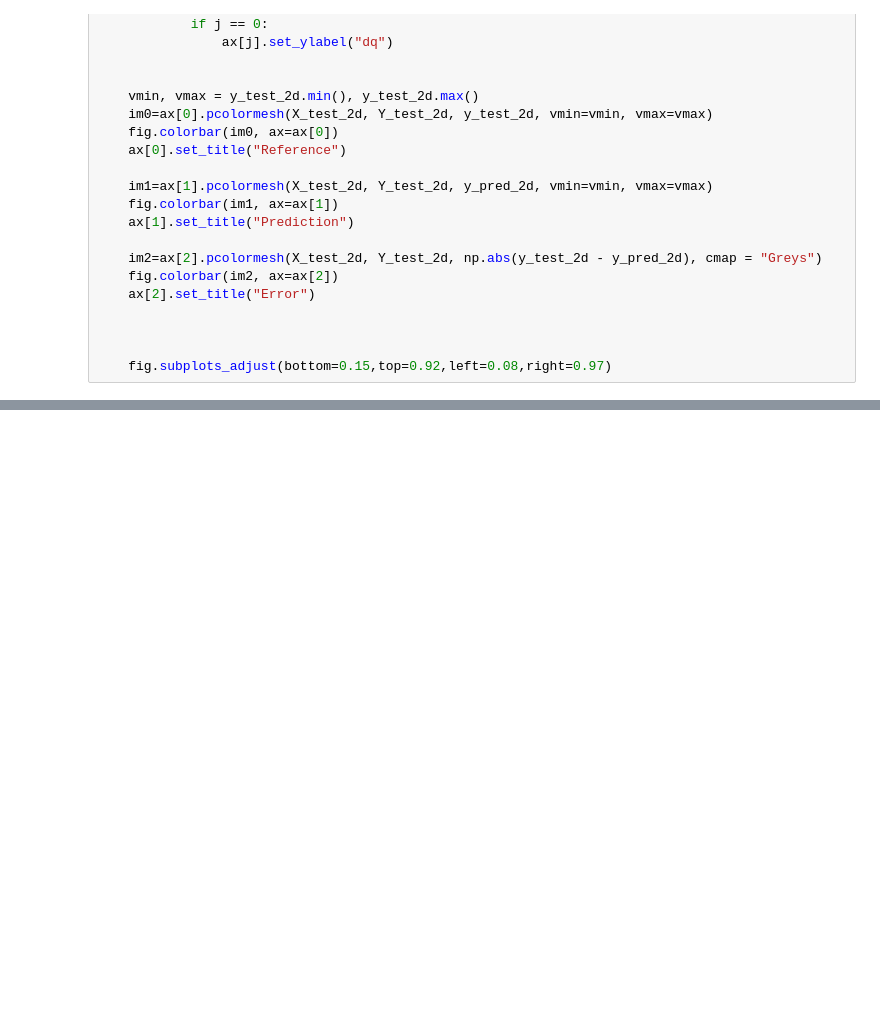
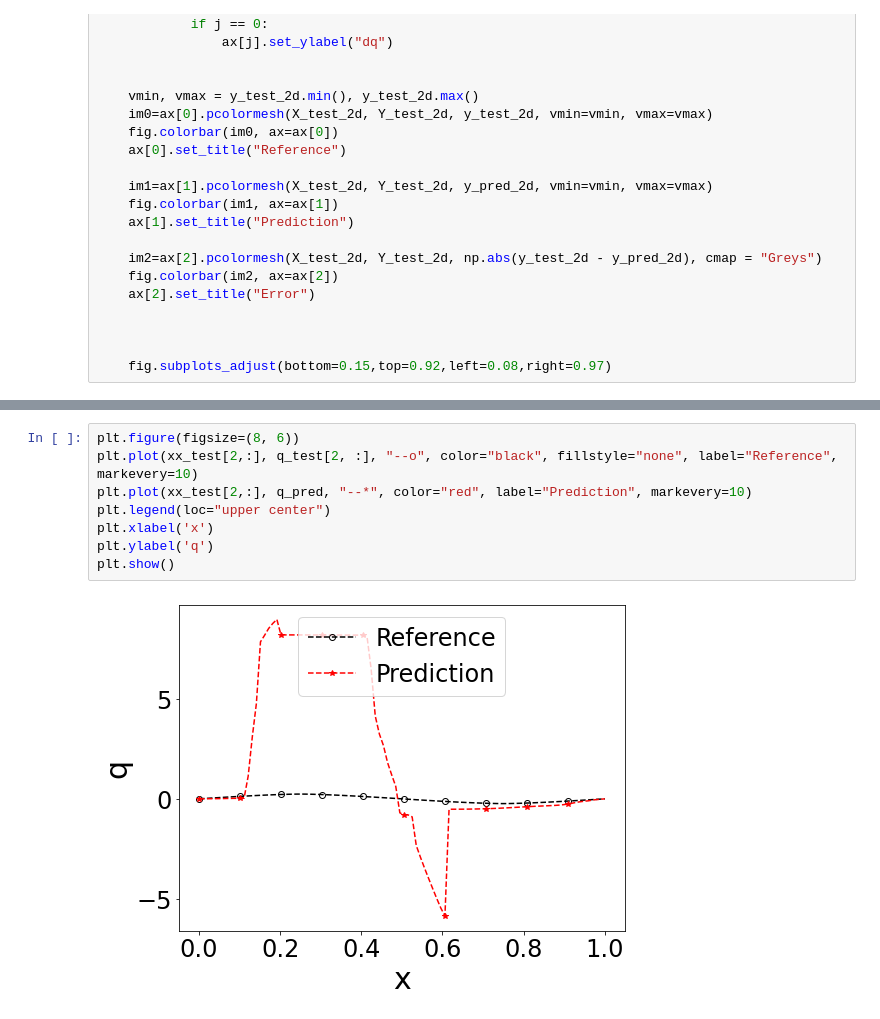
Before and after one commit to devzhk/Point-Jet, a Jupyter notebook: Poisson_model/Direct_NN_FNO.ipynb, the cells around one changed output, grey strips where cells are left out. Cells and saved outputs as stored; diff of their text form; blank space fills up the shorter version.

```diff
--- a/Poisson_model/Direct_NN_FNO.ipynb
+++ b/Poisson_model/Direct_NN_FNO.ipynb
@@ -323,0 +332,10 @@ fig.legend(handles,labels,loc = "upper center",bbox_to_anchor=(0.5,0.98),ncol=2,
+# %%
+plt.figure(figsize=(8, 6))
+plt.plot(xx_test[2,:], q_test[2, :], "--o", color="black", fillstyle="none", label="Reference", markevery=10)
+plt.plot(xx_test[2,:], q_pred, "--*", color="red", label="Prediction", markevery=10)
+plt.legend(loc="upper center")
+plt.xlabel('x')
+plt.ylabel('q')
+plt.show()
+# %% [output]
+[figure, added]
```
Also changed, not shown: parts of 5 cells of this notebook, 3 other files.
